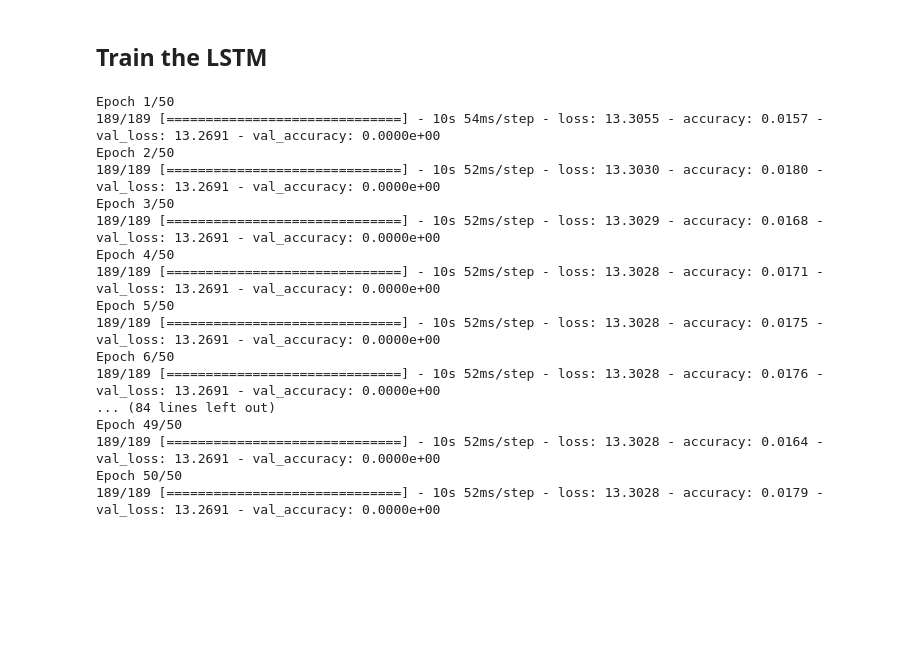
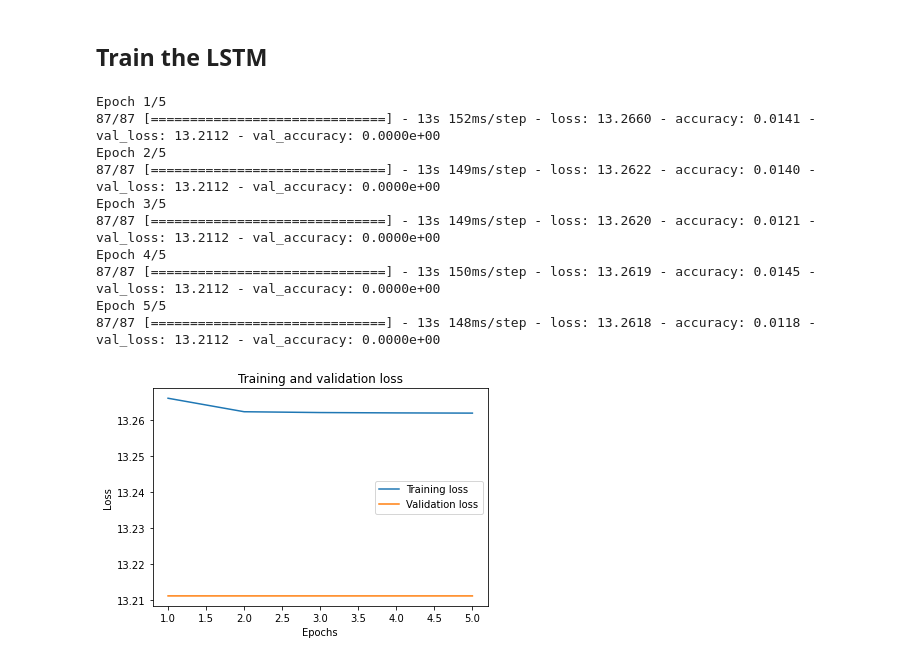
Before and after one commit to gamecicn/sample_jupyter, a Jupyter notebook: NLP_FP_LSTM_Emotional_analysis_W2V_.ipynb, the cells around one changed output. Cells and saved outputs as stored; diff of their text form; code cells hidden in the pictures; blank space fills up the shorter version.

```diff
--- a/NLP_FP_LSTM_Emotional_analysis_W2V_.ipynb
+++ b/NLP_FP_LSTM_Emotional_analysis_W2V_.ipynb
@@ -51,7 +51,7 @@ Mounted at /content/drive
 import pandas as pd
 from sklearn.model_selection import train_test_split
 
-df = pd.read_csv("/content/drive/My Drive/DS_data/ISEAR_aug.csv", sep=",")
+df = pd.read_csv("/content/drive/My Drive/DS_data/ISEAR_clean.csv", sep=",")
 df.dropna(inplace=True)
 
 labels = df.emotion.factorize()
@@ -261,7 +280,7 @@ history = model.fit(
     batch_size=64,
 
     # An epoch is an iteration over the entire training data.
-    epochs=50,
+    epochs=5,
 
     # The model will set apart his fraction of the training
     # data, will not train on it, and will evaluate the loss
@@ -272,20 +291,28 @@ history = model.fit(
     verbose=1
 )
 # %% [output]
-Epoch 1/50
-189/189 [==============================] - 10s 54ms/step - loss: 13.3055 - accuracy: 0.0157 - val_loss: 13.2691 - val_accuracy: 0.0000e+00
-Epoch 2/50
-189/189 [==============================] - 10s 52ms/step - loss: 13.3030 - accuracy: 0.0180 - val_loss: 13.2691 - val_accuracy: 0.0000e+00
-Epoch 3/50
-189/189 [==============================] - 10s 52ms/step - loss: 13.3029 - accuracy: 0.0168 - val_loss: 13.2691 - val_accuracy: 0.0000e+00
-Epoch 4/50
-189/189 [==============================] - 10s 52ms/step - loss: 13.3028 - accuracy: 0.0171 - val_loss: 13.2691 - val_accuracy: 0.0000e+00
-Epoch 5/50
-189/189 [==============================] - 10s 52ms/step - loss: 13.3028 - accuracy: 0.0175 - val_loss: 13.2691 - val_accuracy: 0.0000e+00
-Epoch 6/50
-189/189 [==============================] - 10s 52ms/step - loss: 13.3028 - accuracy: 0.0176 - val_loss: 13.2691 - val_accuracy: 0.0000e+00
-... (84 lines left out)
-Epoch 49/50
-189/189 [==============================] - 10s 52ms/step - loss: 13.3028 - accuracy: 0.0164 - val_loss: 13.2691 - val_accuracy: 0.0000e+00
-Epoch 50/50
-189/189 [==============================] - 10s 52ms/step - loss: 13.3028 - accuracy: 0.0179 - val_loss: 13.2691 - val_accuracy: 0.0000e+00
+Epoch 1/5
+87/87 [==============================] - 13s 152ms/step - loss: 13.2660 - accuracy: 0.0141 - val_loss: 13.2112 - val_accuracy: 0.0000e+00
+Epoch 2/5
+87/87 [==============================] - 13s 149ms/step - loss: 13.2622 - accuracy: 0.0140 - val_loss: 13.2112 - val_accuracy: 0.0000e+00
+Epoch 3/5
+87/87 [==============================] - 13s 149ms/step - loss: 13.2620 - accuracy: 0.0121 - val_loss: 13.2112 - val_accuracy: 0.0000e+00
+Epoch 4/5
+87/87 [==============================] - 13s 150ms/step - loss: 13.2619 - accuracy: 0.0145 - val_loss: 13.2112 - val_accuracy: 0.0000e+00
+Epoch 5/5
+87/87 [==============================] - 13s 148ms/step - loss: 13.2618 - accuracy: 0.0118 - val_loss: 13.2112 - val_accuracy: 0.0000e+00
+# %%
+import matplotlib.pyplot as plt
+
+loss = history.history['loss']
+val_loss = history.history['val_loss']
+epochs = range(1, len(loss)+1)
+plt.plot(epochs, loss, label='Training loss')
+plt.plot(epochs, val_loss, label='Validation loss')
+plt.title('Training and validation loss')
+plt.xlabel('Epochs')
+plt.ylabel('Loss')
+plt.legend()
+plt.show();
+# %% [output]
+[figure, added]
```
Also changed, not shown: parts of 12 cells of this notebook.
